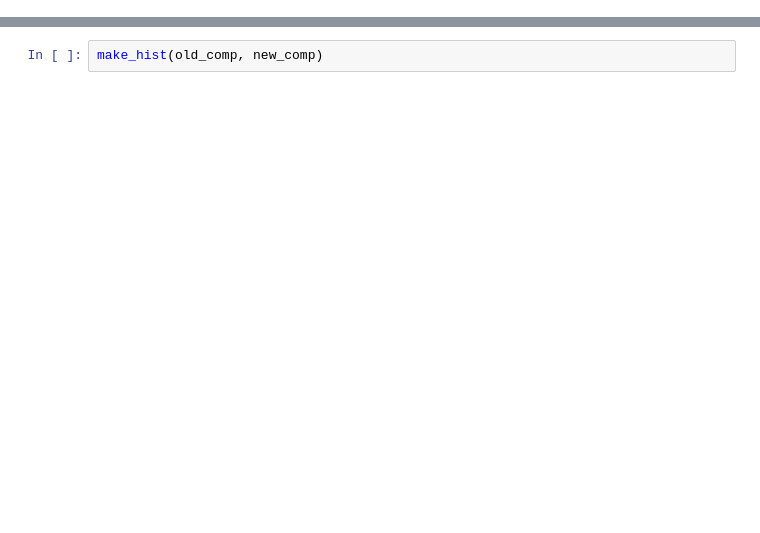
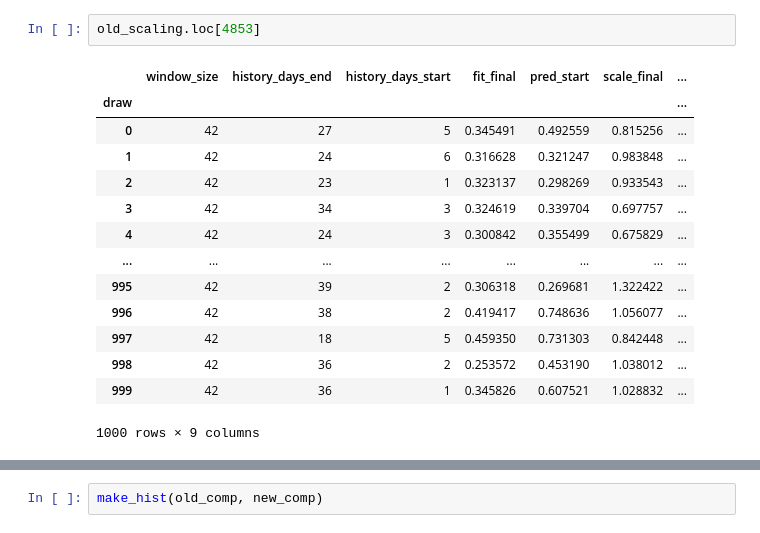
Before and after one commit to ihmeuw/covid-model-seiir-pipeline, a Jupyter notebook: src/covid_model_seiir_pipeline/forecasting/forecast_integration.ipynb, the cells around one changed output, grey strips where cells are left out. Cells and saved outputs as stored; diff of their text form; blank space fills up the shorter version.

```diff
--- a/src/covid_model_seiir_pipeline/forecasting/forecast_integration.ipynb
+++ b/src/covid_model_seiir_pipeline/forecasting/forecast_integration.ipynb
@@ -53,0 +66,17 @@ Wall time: 1.51 s
+# %%
+old_scaling.loc[4853]
+# %% [output]
+|  | window_size | history_days_end | history_days_start | fit_final | pred_start | scale_final | ... |
+| draw |  |  |  |  |  |  | ... |
+| 0 | 42 | 27 | 5 | 0.345491 | 0.492559 | 0.815256 | ... |
+| 1 | 42 | 24 | 6 | 0.316628 | 0.321247 | 0.983848 | ... |
+| 2 | 42 | 23 | 1 | 0.323137 | 0.298269 | 0.933543 | ... |
+| 3 | 42 | 34 | 3 | 0.324619 | 0.339704 | 0.697757 | ... |
+| 4 | 42 | 24 | 3 | 0.300842 | 0.355499 | 0.675829 | ... |
+| ... | ... | ... | ... | ... | ... | ... | ... |
+| 995 | 42 | 39 | 2 | 0.306318 | 0.269681 | 1.322422 | ... |
+| 996 | 42 | 38 | 2 | 0.419417 | 0.748636 | 1.056077 | ... |
+| 997 | 42 | 18 | 5 | 0.459350 | 0.731303 | 0.842448 | ... |
+| 998 | 42 | 36 | 2 | 0.253572 | 0.453190 | 1.038012 | ... |
+| 999 | 42 | 36 | 1 | 0.345826 | 0.607521 | 1.028832 | ... |
+1000 rows × 9 columns
```
Also changed, not shown: parts of 24 cells of this notebook, 5 other files.
